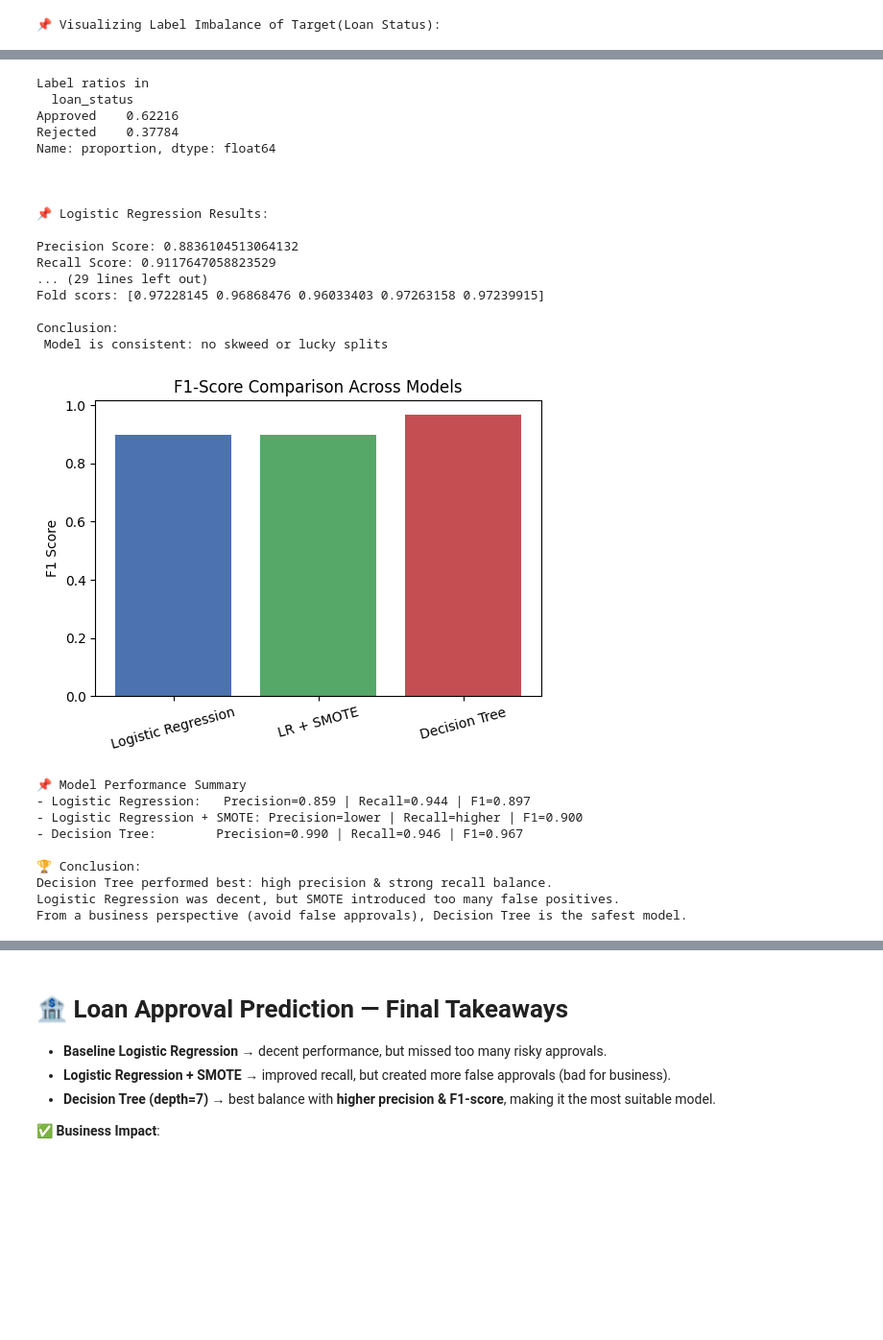
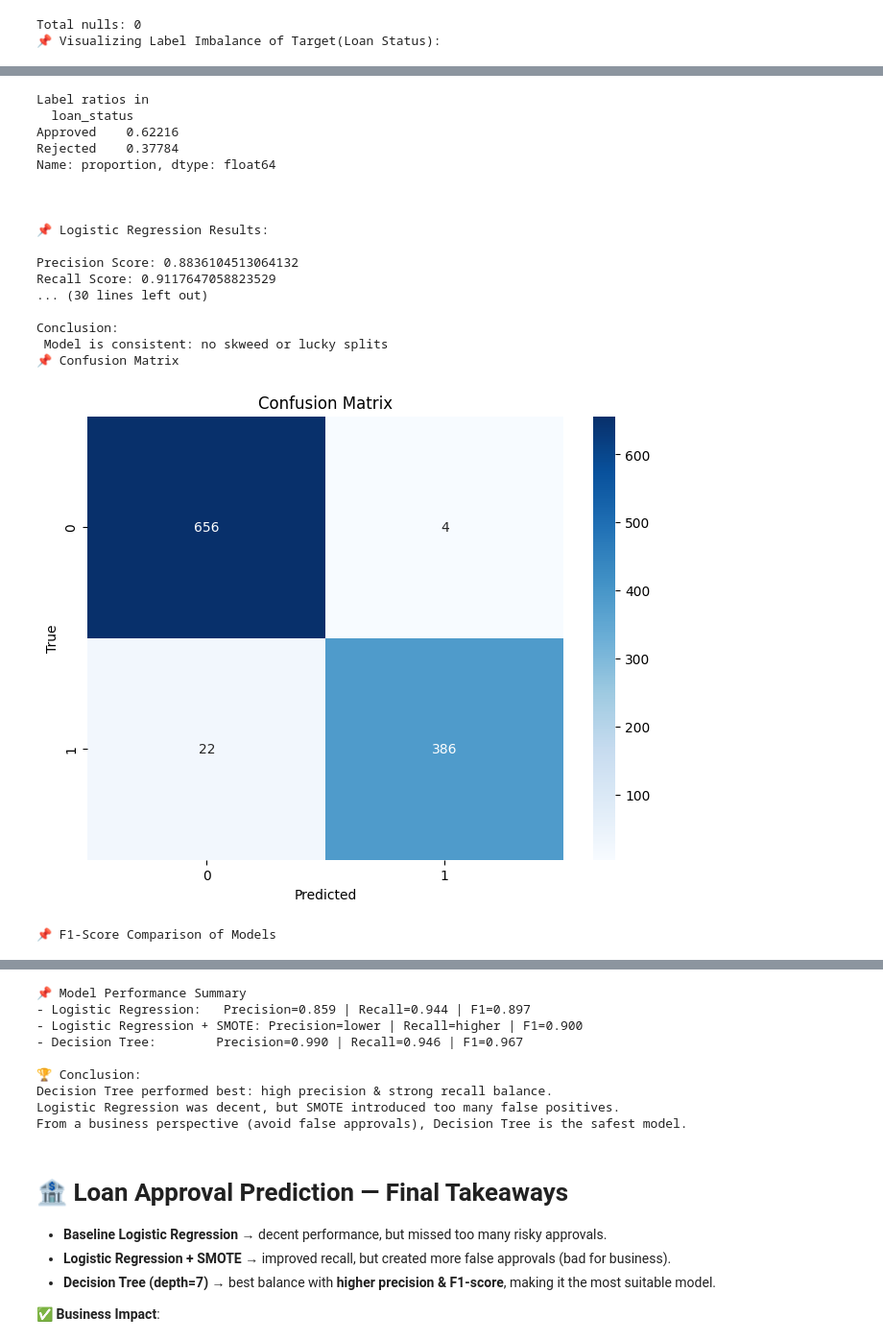
Before and after one commit to Ahmed-Samy-4dev/Loan-Approval-Prediction-Description, a Jupyter notebook: loan_approval.ipynb, the cells around one changed output, grey strips where cells are left out. Shown at 96% size. Drawn from its saved outputs; the diff is of its cells as text; code cells hidden in the pictures; blank space fills up the shorter version.

```diff
--- a/loan_approval.ipynb
+++ b/loan_approval.ipynb
@@ -3,11 +3,12 @@
 import numpy as np
 import pandas as pd
 import matplotlib.pyplot as plt
+import seaborn as sns
 from sklearn.preprocessing import LabelEncoder, OneHotEncoder, StandardScaler
 from sklearn.linear_model import LogisticRegression
 from sklearn.tree import DecisionTreeClassifier
 from sklearn.model_selection import train_test_split, cross_val_score
-from sklearn.metrics import precision_score, recall_score, f1_score
+from sklearn.metrics import precision_score, recall_score, f1_score, confusion_matrix
 from imblearn.over_sampling import SMOTE
 
 #📂 Step 2: Reading the dataset
@@ -25,6 +26,7 @@ display(df.describe(include='all'))
 
 print("\n📌 Null count:")
 display(df.isnull().sum())
+print("Total nulls:", df.isnull().sum().sum())
 
 #🎯 Step 4: Assign Target & Features
 y = df[' loan_status']
@@ -132,7 +134,20 @@ print("\nConclusion:\n Model is consistent: no skweed or lucky splits")
 
 # 📊 Step 15: Evaluate & Compare Model Performance
 
- # Compare F1-scores from the 3 approaches
+print("📌 Confusion Matrix")
+ # visualizing confusion matrix via heatmap
+cm = confusion_matrix(y_test, prediction)
+
+plt.figure(figsize=(8,6))
+sns.heatmap(cm, annot=True, fmt='d', cmap='Blues')
+plt.xlabel("Predicted")
+plt.ylabel("True")
+plt.title("Confusion Matrix")
+plt.show()
+
+
+print("📌 F1-Score Comparison of Models")
+ # compare F1-scores from the 3 approaches
 names = ['Logistic Regression', 'LR + SMOTE', 'Decision Tree']
 
 plt.figure(figsize=(6,4))
@@ -209,42 +224,35 @@ loan_id                      0
  no_of_dependents            0
  education                   0
  self_employed               0
  income_annum                0
  loan_amount                 0
  loan_term                   0
  cibil_score                 0
  residential_assets_value    0
  commercial_assets_value     0
  luxury_assets_value         0
  bank_asset_value            0
  loan_status                 0
 dtype: int64
+Total nulls: 0
 📌 Visualizing Label Imbalance of Target(Loan Status):
 [figure]
 Label ratios in
   loan_status
 Approved    0.62216
 Rejected    0.37784
 Name: proportion, dtype: float64
 
 
 
 📌 Logistic Regression Results:
 
 Precision Score: 0.8836104513064132
 Recall Score: 0.9117647058823529
-... (29 lines left out)
-Fold scors: [0.97228145 0.96868476 0.96033403 0.97263158 0.97239915]
+... (30 lines left out)
 
 Conclusion:
  Model is consistent: no skweed or lucky splits
+📌 Confusion Matrix
-[figure, old version]
+[figure, new version]
-📌 Model Performance Summary
-- Logistic Regression:   Precision=0.859 | Recall=0.944 | F1=0.897
-- Logistic Regression + SMOTE: Precision=lower | Recall=higher | F1=0.900
-- Decision Tree:        Precision=0.990 | Recall=0.946 | F1=0.967
-
-🏆 Conclusion:
-Decision Tree performed best: high precision & strong recall balance.
-Logistic Regression was decent, but SMOTE introduced too many false positives.
-From a business perspective (avoid false approvals), Decision Tree is the safest model.
+📌 F1-Score Comparison of Models
@@ -251,3 +260,12 @@ From a business perspective (avoid false approvals), Decision Tree is the safest
+📌 Model Performance Summary
+- Logistic Regression:   Precision=0.859 | Recall=0.944 | F1=0.897
+- Logistic Regression + SMOTE: Precision=lower | Recall=higher | F1=0.900
+- Decision Tree:        Precision=0.990 | Recall=0.946 | F1=0.967
+
+🏆 Conclusion:
+Decision Tree performed best: high precision & strong recall balance.
+Logistic Regression was decent, but SMOTE introduced too many false positives.
+From a business perspective (avoid false approvals), Decision Tree is the safest model.
 # %% [markdown]
 # 🏦 Loan Approval Prediction — Final Takeaways
 
```
Also changed, not shown: parts of 1 cell of this notebook.
